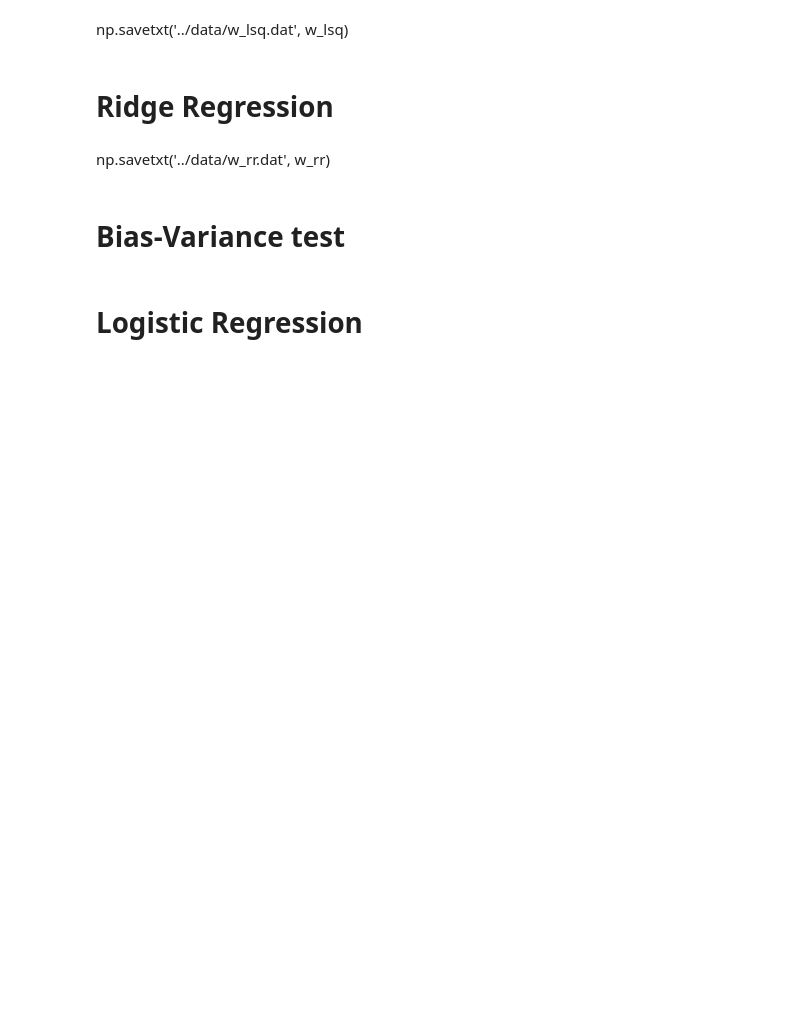
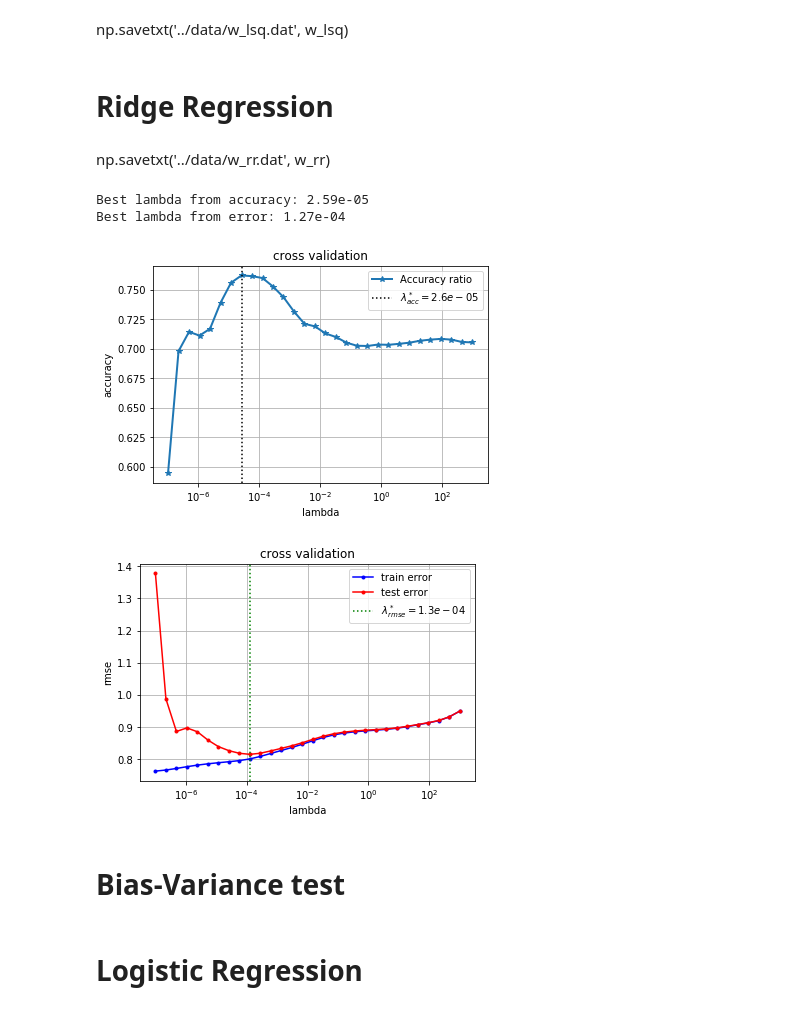
Before and after one commit to dforero0896/ml-project1, a Jupyter notebook: scripts/implementations.ipynb, the cells around one changed output. Drawn from its saved outputs; the diff is of its cells as text; code cells hidden in the pictures; blank space fills up the shorter version.

Commit message:
"Added the code to obtain best degree and lambda for ridge regression"

```diff
--- a/scripts/implementations.ipynb
+++ b/scripts/implementations.ipynb
@@ -160,9 +160,9 @@ def cross_validation(y, x, k_indices, k, lambda_, degree):
     y_test = y[id_test]
     y_train = y[id_train]
     #Clean
-    if clean:
-        y_train, x_train = clean_data(y_train, x_train)
-        y_test, x_test = clean_data(y_test, x_test)
+    #if clean:
+    #    y_train, x_train = clean_data(y_train, x_train)
+    #    y_test, x_test = clean_data(y_test, x_test)
     # Standardize
     x_train_std = standardize(x_train)[0]
     x_test_std = standardize(x_test)[0]
@@ -200,34 +200,39 @@ def cross_validation_visualization_accuracy(lambdas, accuracies):
     plt.ylabel("accuracy")
     plt.title("cross validation")
     plt.legend(loc=0)
     plt.grid(True)
     plt.savefig("../results/cross_validation_accuracies")
 def cross_validation_demo():
     seed = 42
-    degree = 2
+    degree = 4
     k_fold = 4
     lambdas = np.logspace(-7, 3, 30)
     # split data in k fold
     k_indices = build_k_indices(y, k_fold, seed)
     # define lists to store the loss of training data and test data
     rmse_tr = []
     rmse_te = []
     std_tr = []
     std_te = []
     accuracies = []
     # cross validation
     for ind, lambda_ in enumerate(lambdas):
         x_validation = np.array([cross_validation(y, x, k_indices, k, lambda_, degree) for k in range(k_fold)])
         rmse_tr.append(np.mean(np.sqrt(2 * x_validation[:, 0])))
         rmse_te.append(np.mean(np.sqrt(2 * x_validation[:, 1])))
         std_tr.append(np.std(np.sqrt(2 * x_validation[:, 0])))
         std_te.append(np.std(np.sqrt(2 * x_validation[:, 1])))
         accuracies.append(np.mean(x_validation[:,2]))
     cross_validation_visualization_accuracy(lambdas, accuracies)
     plt.figure()
     cross_validation_visualization(lambdas, rmse_tr, rmse_te)
 
 cross_validation_demo()
+# %% [output]
+Best lambda from accuracy: 2.59e-05
+Best lambda from error: 1.27e-04
+[figure, added]
+[figure, added]
 # %% [markdown]
 # Bias-Variance test
 # %%
```
Also changed, not shown: parts of 5 cells of this notebook, 2 other files.
